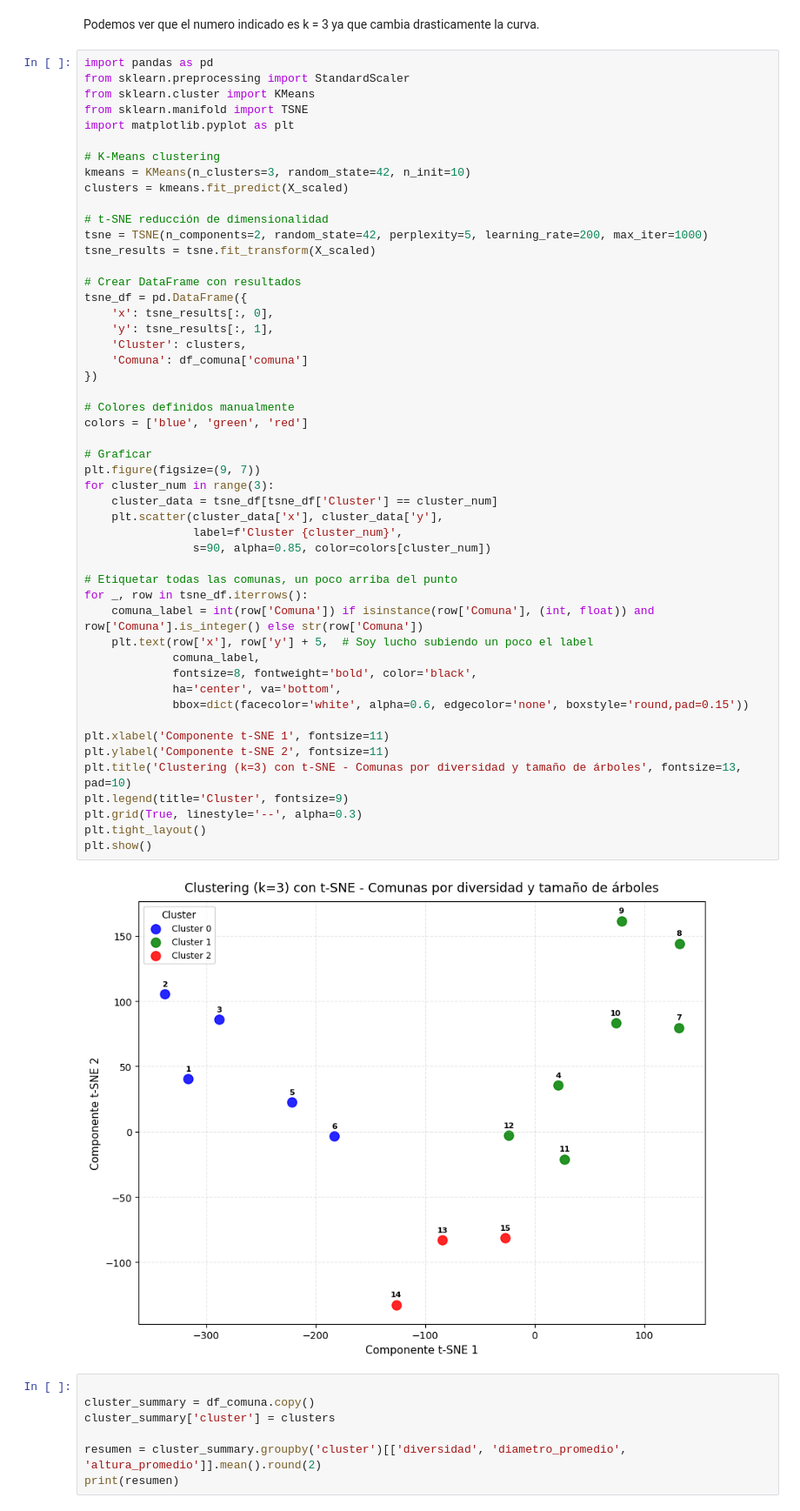
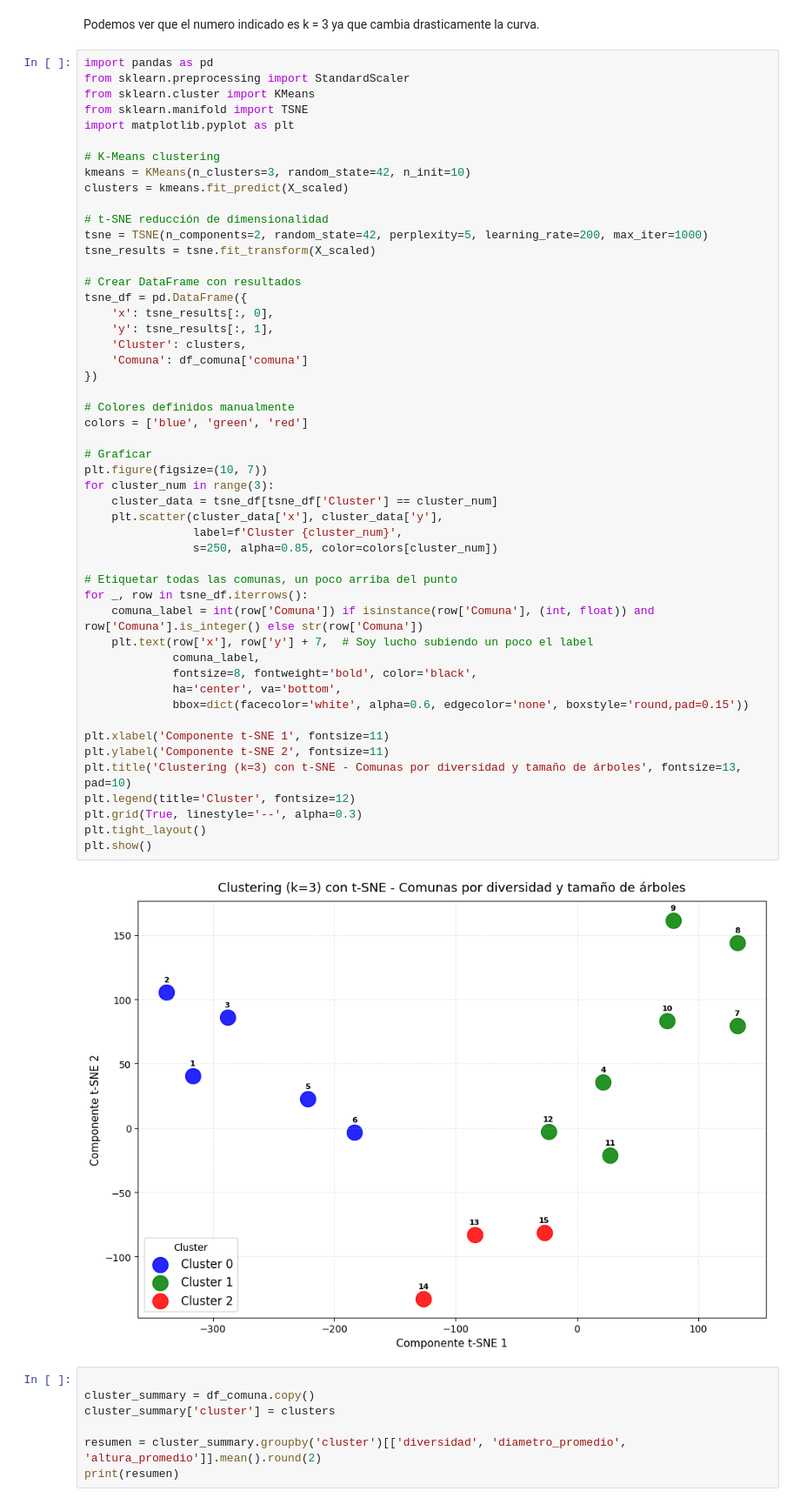
Before and after one commit to Rusoo37/TPEfundamentos, a Jupyter notebook: TPEL.ipynb, the cells around one changed output. Shown at 87% size. Drawn from its saved outputs; the diff is of its cells as text.

```diff
--- a/TPEL.ipynb
+++ b/TPEL.ipynb
@@ -1159,38 +1153,38 @@ tsne_df = pd.DataFrame({
     'x': tsne_results[:, 0],
     'y': tsne_results[:, 1],
     'Cluster': clusters,
     'Comuna': df_comuna['comuna']
 })
 
 # Colores definidos manualmente
 colors = ['blue', 'green', 'red']
 
 # Graficar
-plt.figure(figsize=(9, 7))
+plt.figure(figsize=(10, 7))
 for cluster_num in range(3):
     cluster_data = tsne_df[tsne_df['Cluster'] == cluster_num]
     plt.scatter(cluster_data['x'], cluster_data['y'],
                 label=f'Cluster {cluster_num}',
-                s=90, alpha=0.85, color=colors[cluster_num])
+                s=250, alpha=0.85, color=colors[cluster_num])
 
 # Etiquetar todas las comunas, un poco arriba del punto
 for _, row in tsne_df.iterrows():
     comuna_label = int(row['Comuna']) if isinstance(row['Comuna'], (int, float)) and row['Comuna'].is_integer() else str(row['Comuna'])
-    plt.text(row['x'], row['y'] + 5,  # Soy lucho subiendo un poco el label
+    plt.text(row['x'], row['y'] + 7,  # Soy lucho subiendo un poco el label
              comuna_label,
              fontsize=8, fontweight='bold', color='black',
              ha='center', va='bottom',
              bbox=dict(facecolor='white', alpha=0.6, edgecolor='none', boxstyle='round,pad=0.15'))
 
 plt.xlabel('Componente t-SNE 1', fontsize=11)
 plt.ylabel('Componente t-SNE 2', fontsize=11)
 plt.title('Clustering (k=3) con t-SNE - Comunas por diversidad y tamaño de árboles', fontsize=13, pad=10)
-plt.legend(title='Cluster', fontsize=9)
+plt.legend(title='Cluster', fontsize=12)
 plt.grid(True, linestyle='--', alpha=0.3)
 plt.tight_layout()
 plt.show()
 # %% [output]
-[figure, old version]
+[figure, new version]
 # %%
 
 cluster_summary = df_comuna.copy()
```
Also changed, not shown: parts of 3 cells of this notebook.
